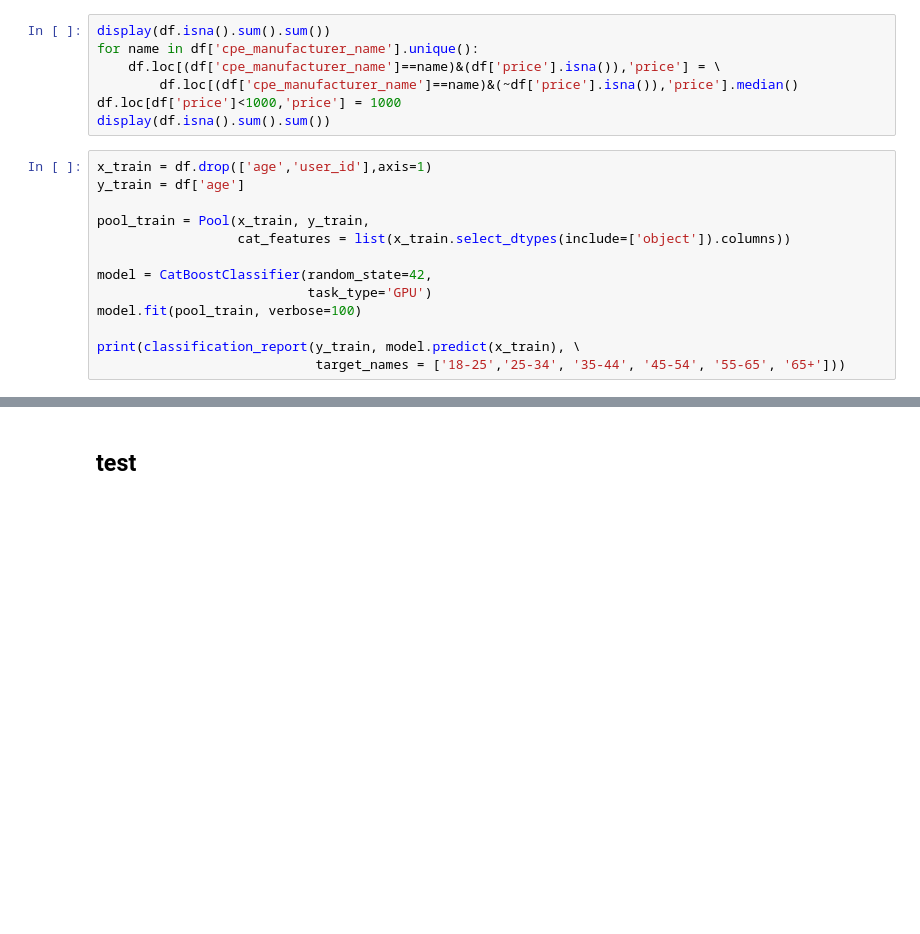
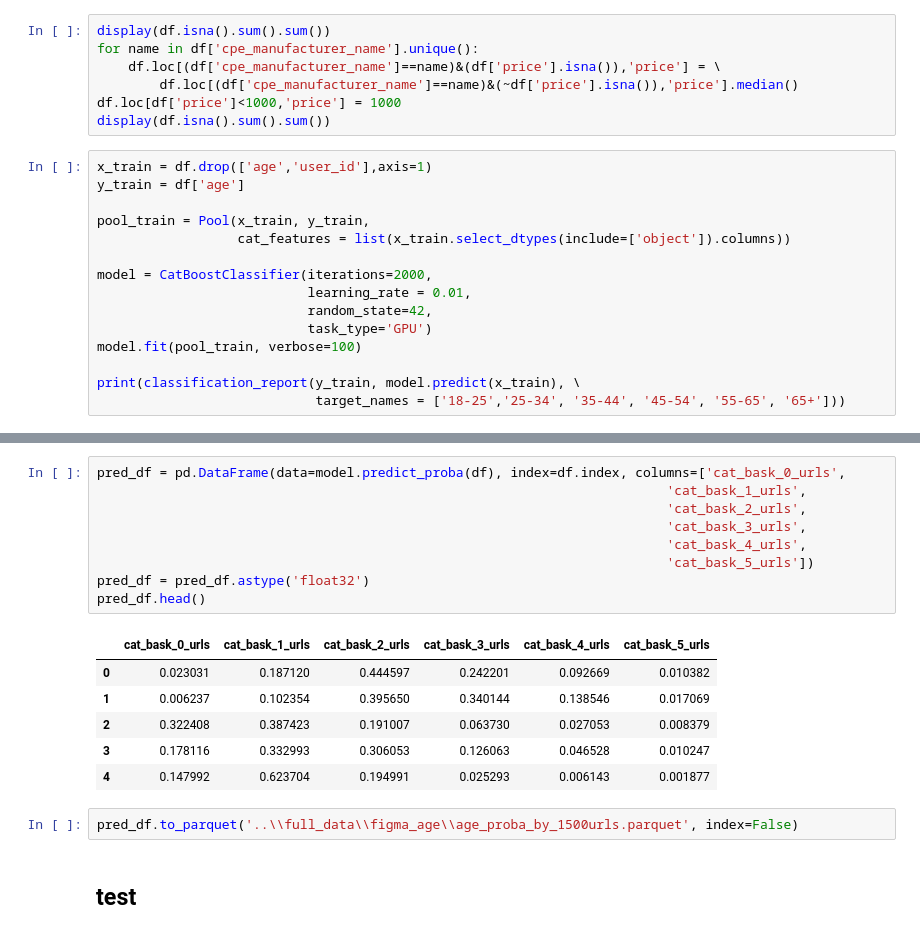
Before and after one commit to koshkidadanet/MTS-ML-CUP, a Jupyter notebook: catboost_age.ipynb, the cells around one changed output, grey strips where cells are left out. Cells and saved outputs as stored; diff of their text form; blank space fills up the shorter version.

```diff
--- a/catboost_age.ipynb
+++ b/catboost_age.ipynb
@@ -44,7 +60,9 @@ y_train = df['age']
 pool_train = Pool(x_train, y_train,
                   cat_features = list(x_train.select_dtypes(include=['object']).columns))
 
-model = CatBoostClassifier(random_state=42,
+model = CatBoostClassifier(iterations=2000,
+                           learning_rate = 0.01,
+                           random_state=42,
                            task_type='GPU')
 model.fit(pool_train, verbose=100)
 
@@ -53,3 +115,21 @@ print(classification_report(y_train, model.predict(x_train), \
+# %%
+pred_df = pd.DataFrame(data=model.predict_proba(df), index=df.index, columns=['cat_bask_0_urls',
+                                                                         'cat_bask_1_urls',
+                                                                         'cat_bask_2_urls',
+                                                                         'cat_bask_3_urls',
+                                                                         'cat_bask_4_urls',
+                                                                         'cat_bask_5_urls'])
+pred_df = pred_df.astype('float32')
+pred_df.head()
+# %% [output]
+|  | cat_bask_0_urls | cat_bask_1_urls | cat_bask_2_urls | cat_bask_3_urls | cat_bask_4_urls | cat_bask_5_urls |
+| 0 | 0.023031 | 0.187120 | 0.444597 | 0.242201 | 0.092669 | 0.010382 |
+| 1 | 0.006237 | 0.102354 | 0.395650 | 0.340144 | 0.138546 | 0.017069 |
+| 2 | 0.322408 | 0.387423 | 0.191007 | 0.063730 | 0.027053 | 0.008379 |
+| 3 | 0.178116 | 0.332993 | 0.306053 | 0.126063 | 0.046528 | 0.010247 |
+| 4 | 0.147992 | 0.623704 | 0.194991 | 0.025293 | 0.006143 | 0.001877 |
+# %%
+pred_df.to_parquet('..\\full_data\\figma_age\\age_proba_by_1500urls.parquet', index=False)
 # %% [markdown]
 ## test
 # %%
```
Also changed, not shown: parts of 9 cells of this notebook, 2 other files.
